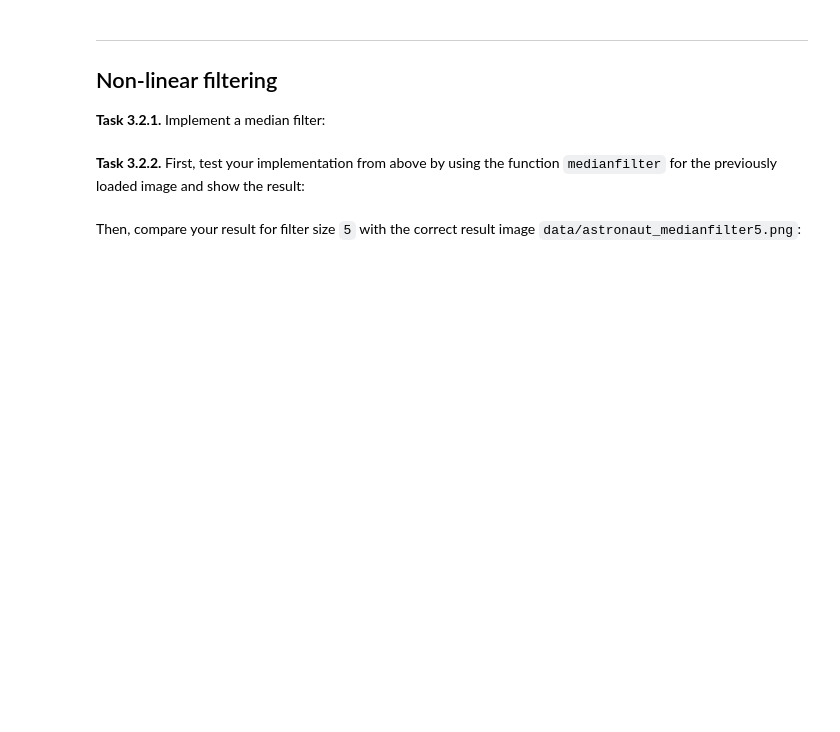
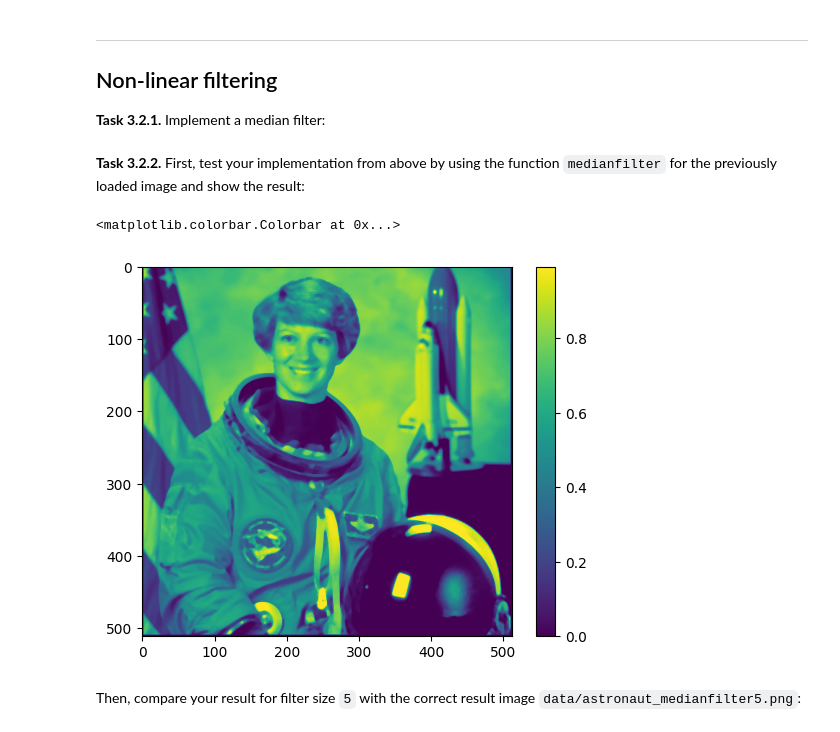
Before and after one commit to rosminschumacher-eng/mobi-fs3-python, a Jupyter notebook: task3.ipynb, the cells around one changed output. Saved outputs shown, nothing was run; the diff lists cells and outputs as text; code cells hidden in the pictures; blank space fills up the shorter version.

```diff
--- a/task3.ipynb
+++ b/task3.ipynb
@@ -54,12 +54,28 @@ plt.imshow(imgf5)
 ## Non-linear filtering
 
 **<a id="#">Task 3.2.1.</a>** Implement a median filter:
-# %%
-def medianfilter(img_in, size):
-    result = numpy.zeros(img_in.shape)
-    ...
-    return result
+# %%
+def medianfilter(img_in, size):
+    result = numpy.zeros(img_in.shape)
+    n = (size - 1) // 2
+    for p in numpy.ndindex(img_in.shape):
+        neighborhood_values=list()
+        if p[0] <n or p[0]>=(img_in.shape[0]-n) or p[1] <n or p[1]>=(img_in.shape[1]-n):
+            result[p]=0
+        else:
+            for q in numpy.ndindex(size, size):
+                neighborhood_values.append(img_in[q[0]+p[0]-n,q[1]+p[1]-n])
+            neighborhood_values.sort()
+            result[p]=neighborhood_values[(size*size)//2]
+    return result
 # %% [markdown]
 **<a id="#">Task 3.2.2.</a>** First, test your implementation from above by using the function `medianfilter` for the previously loaded image and show the result:
+# %%
+imgmed5=medianfilter(img, 5)
+plt.imshow(imgmed5)
+plt.colorbar()
+# %% [output]
+<matplotlib.colorbar.Colorbar at 0x...>
+[figure, added]
 # %% [markdown]
 Then, compare your result for filter size `5` with the correct result image `data/astronaut_medianfilter5.png`:
```
Also changed, not shown: parts of 15 cells of this notebook.
